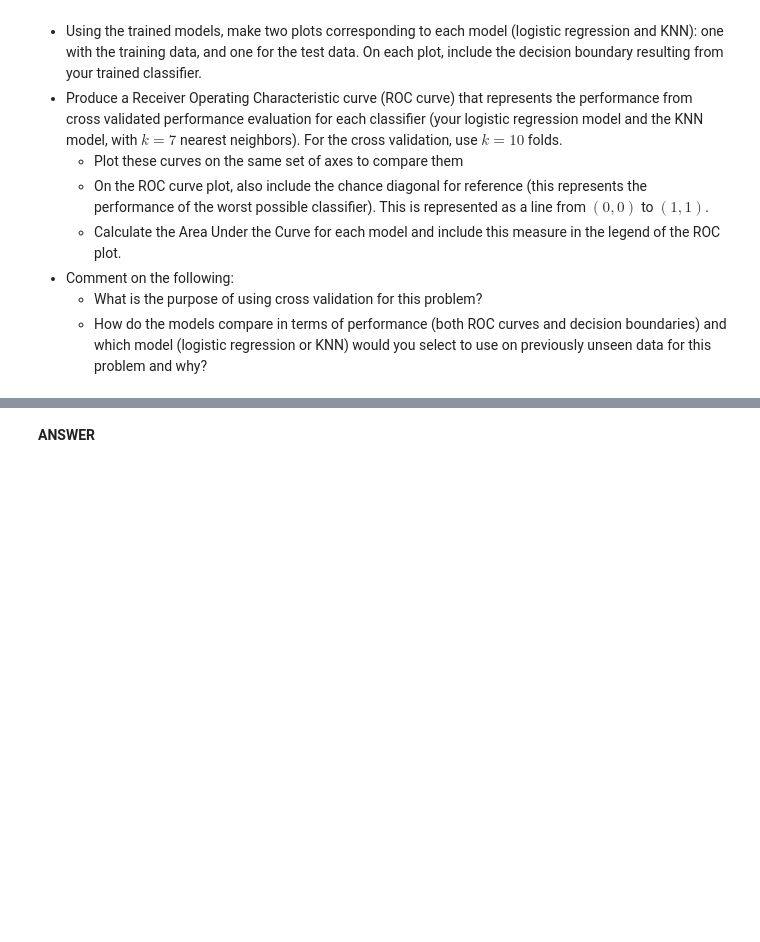
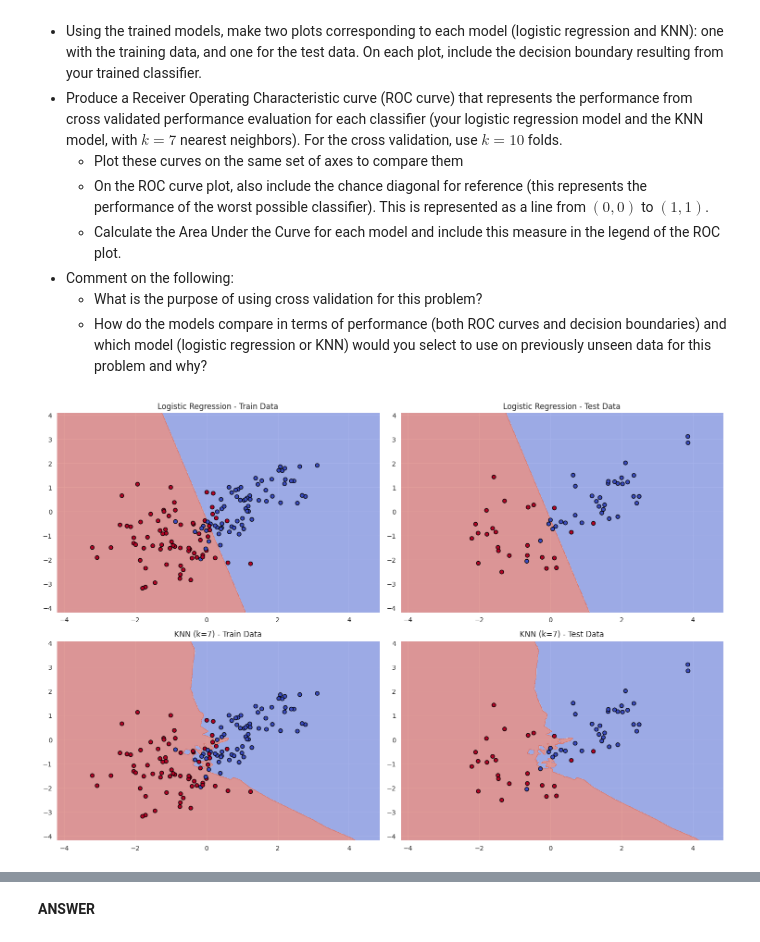
Before and after one commit to lorn-jaeger/CSCI-447, a Jupyter notebook: assignments/Assignment_3.ipynb, the cells around one changed output, grey strips where cells are left out. Cells and saved outputs as stored; diff of their text form; code cells hidden in the pictures; blank space fills up the shorter version.

```diff
--- a/assignments/Assignment_3.ipynb
+++ b/assignments/Assignment_3.ipynb
@@ -133,3 +249,62 @@ class Logistic_regression:
 - Comment on the following:
   - What is the purpose of using cross validation for this problem?
   - How do the models compare in terms of performance (both ROC curves and decision boundaries) and which model (logistic regression or KNN) would you select to use on previously unseen data for this problem and why?
+# %%
+from sklearn.neighbors import KNeighborsClassifier
+
+log_reg_model = Logistic_regression()
+X_train_prepared = log_reg_model.prepare_x(X_train)
+X_test_prepared = log_reg_model.prepare_x(X_test)
+log_reg_model.fit(X_train_prepared, y_train, lr=0.01, max_iter=5000)
+
+
+# Train the K-Nearest Neighbor model with k=7
+knn_model = KNeighborsClassifier(n_neighbors=7)
+knn_model.fit(X_train, y_train)
+
+
+# Make predictions for both models
+log_reg_preds = log_reg_model.predict(X_test_prepared)
+knn_preds = knn_model.predict(X_test)
+
+# Prepare mesh grid for plotting decision boundaries
+x_min, x_max = X[:, 0].min() - 1, X[:, 0].max() + 1
+y_min, y_max = X[:, 1].min() - 1, X[:, 1].max() + 1
+xx, yy = np.meshgrid(np.arange(x_min, x_max, 0.01),
+                     np.arange(y_min, y_max, 0.01))
+
+# Predict decision boundary for logistic regression
+grid_points = np.c_[xx.ravel(), yy.ravel()]
+grid_points_prepared = log_reg_model.prepare_x(grid_points)
+Z_logreg = log_reg_model.predict(grid_points_prepared).reshape(xx.shape)
+
+# Predict decision boundary for KNN
+Z_knn = knn_model.predict(np.c_[xx.ravel(), yy.ravel()]).reshape(xx.shape)
+
+# Plotting logistic regression and KNN decision boundaries for train and test data
+fig, axes = plt.subplots(2, 2, figsize=(15, 10))
+
+# Logistic Regression - Train Data
+axes[0, 0].contourf(xx, yy, Z_logreg, alpha=0.5, cmap=plt.cm.coolwarm)
+axes[0, 0].scatter(X_train[:, 0], X_train[:, 1], c=y_train, edgecolors='k', cmap=plt.cm.coolwarm)
+axes[0, 0].set_title('Logistic Regression - Train Data')
+
+# Logistic Regression - Test Data
+axes[0, 1].contourf(xx, yy, Z_logreg, alpha=0.5, cmap=plt.cm.coolwarm)
+axes[0, 1].scatter(X_test[:, 0], X_test[:, 1], c=y_test, edgecolors='k', cmap=plt.cm.coolwarm)
+axes[0, 1].set_title('Logistic Regression - Test Data')
+
+# KNN - Train Data
+axes[1, 0].contourf(xx, yy, Z_knn, alpha=0.5, cmap=plt.cm.coolwarm)
+axes[1, 0].scatter(X_train[:, 0], X_train[:, 1], c=y_train, edgecolors='k', cmap=plt.cm.coolwarm)
+axes[1, 0].set_title('KNN (k=7) - Train Data')
+
+# KNN - Test Data
+axes[1, 1].contourf(xx, yy, Z_knn, alpha=0.5, cmap=plt.cm.coolwarm)
+axes[1, 1].scatter(X_test[:, 0], X_test[:, 1], c=y_test, edgecolors='k', cmap=plt.cm.coolwarm)
+axes[1, 1].set_title('KNN (k=7) - Test Data')
+
+plt.tight_layout()
+plt.show()
+# %% [output]
+[figure, added]
```
Also changed, not shown: parts of 19 cells of this notebook.
